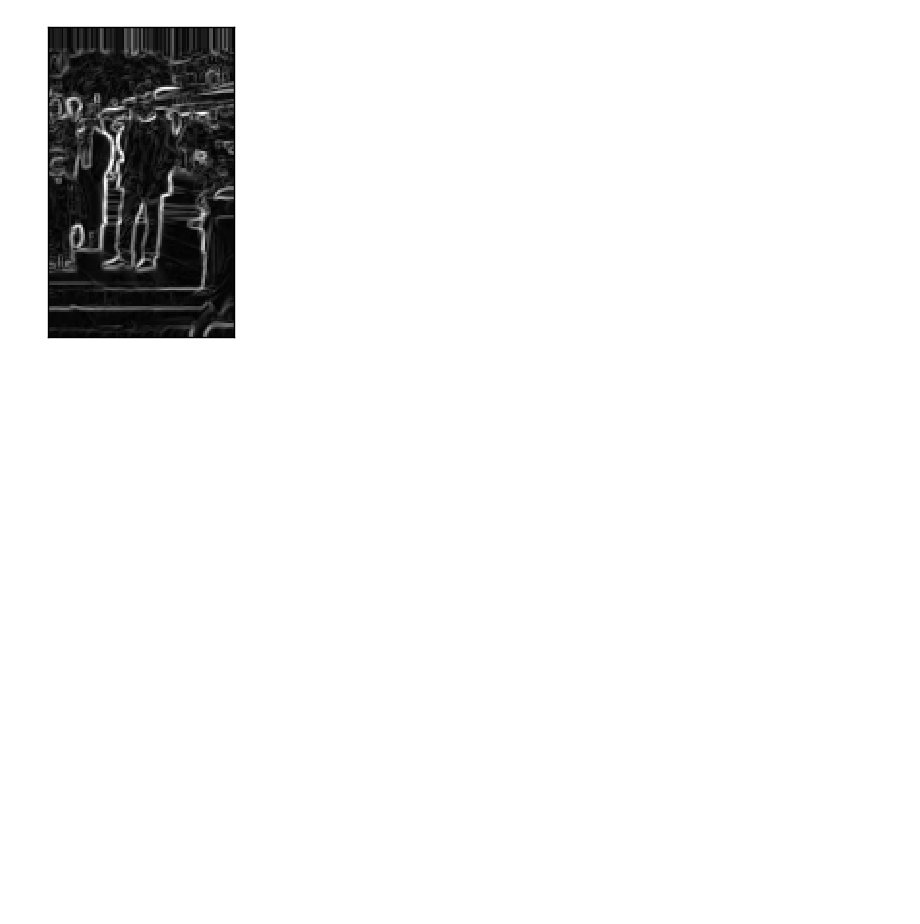
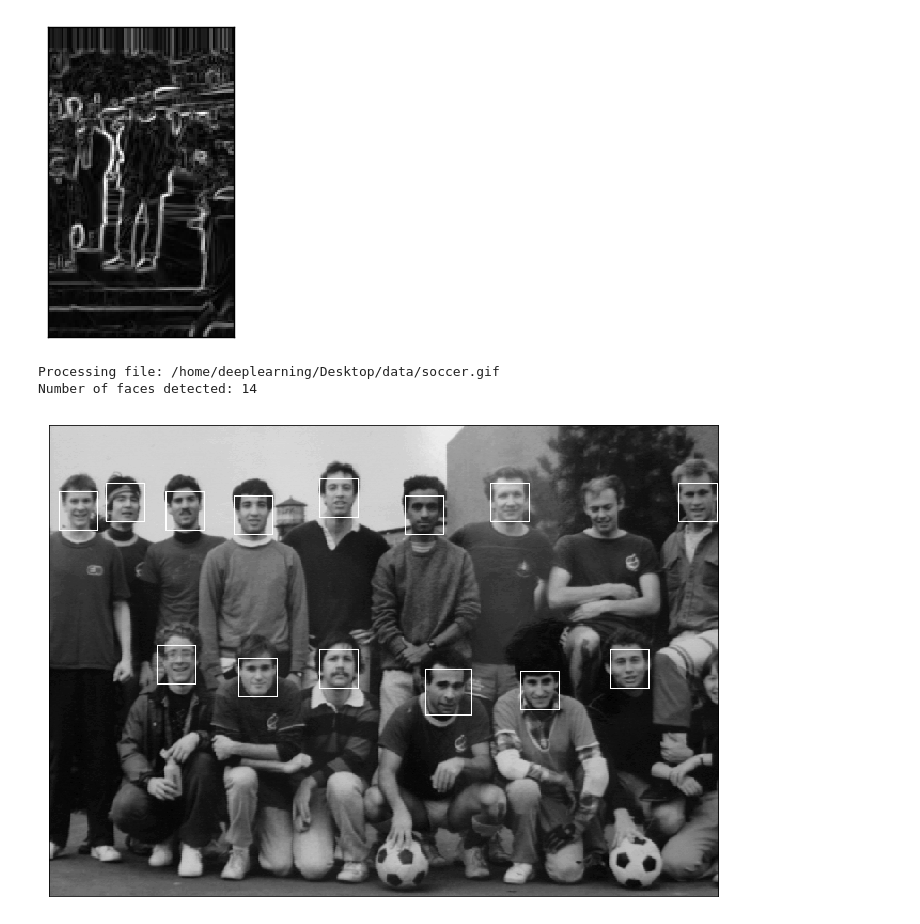
Before and after one commit to lmiguelmh/pedestrian-faces-detection, a Jupyter notebook: inria-dataset.ipynb, the cells around one changed output. Cells and saved outputs as stored; diff of their text form; code cells hidden in the pictures; blank space fills up the shorter version.

Commit message:
face detection, encoding & matching dataset selection

```diff
--- a/inria-dataset.ipynb
+++ b/inria-dataset.ipynb
@@ -50,3 +50,36 @@ plt.xticks([]), plt.yticks([])
 plt.show()
 # %% [output]
 [figure]
+# %%
+% matplotlib inline
+import dlib
+import cv2
+from matplotlib import pyplot as plt
+from skimage import io
+
+paths = ["/home/deeplearning/Desktop/data/soccer.gif"]
+
+detector = dlib.get_frontal_face_detector()
+# win = dlib.image_window()
+
+for f in paths:
+    print("Processing file: {}".format(f))
+    img = io.imread(f)
+
+    dets = detector(img, 1)
+    print("Number of faces detected: {}".format(len(dets)))
+    for i, d in enumerate(dets):
+        cv2.rectangle(img, (d.left(), d.top()), (d.right(), d.bottom()), (255, 255, 255), 1)
+
+    plt.figure(figsize=(12,12))
+    plt.imshow(img, interpolation='none', cmap='gray')
+    plt.xticks([]), plt.yticks([])
+    plt.show()
+    # win.clear_overlay()
+    # win.set_image(img)
+    # win.add_overlay(dets)
+    # dlib.hit_enter_to_continue()
+# %% [output]
+Processing file: /home/deeplearning/Desktop/data/soccer.gif
+Number of faces detected: 14
+[figure, added]
```
Also changed, not shown: 1 other file.
